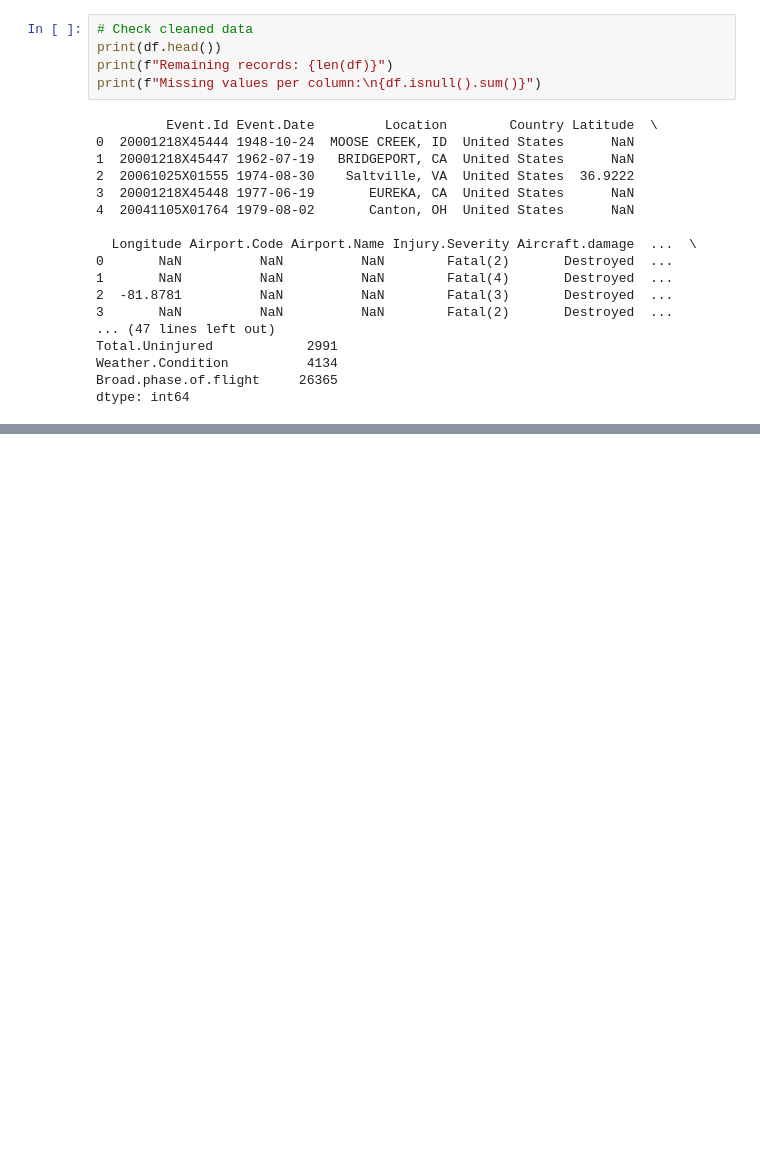
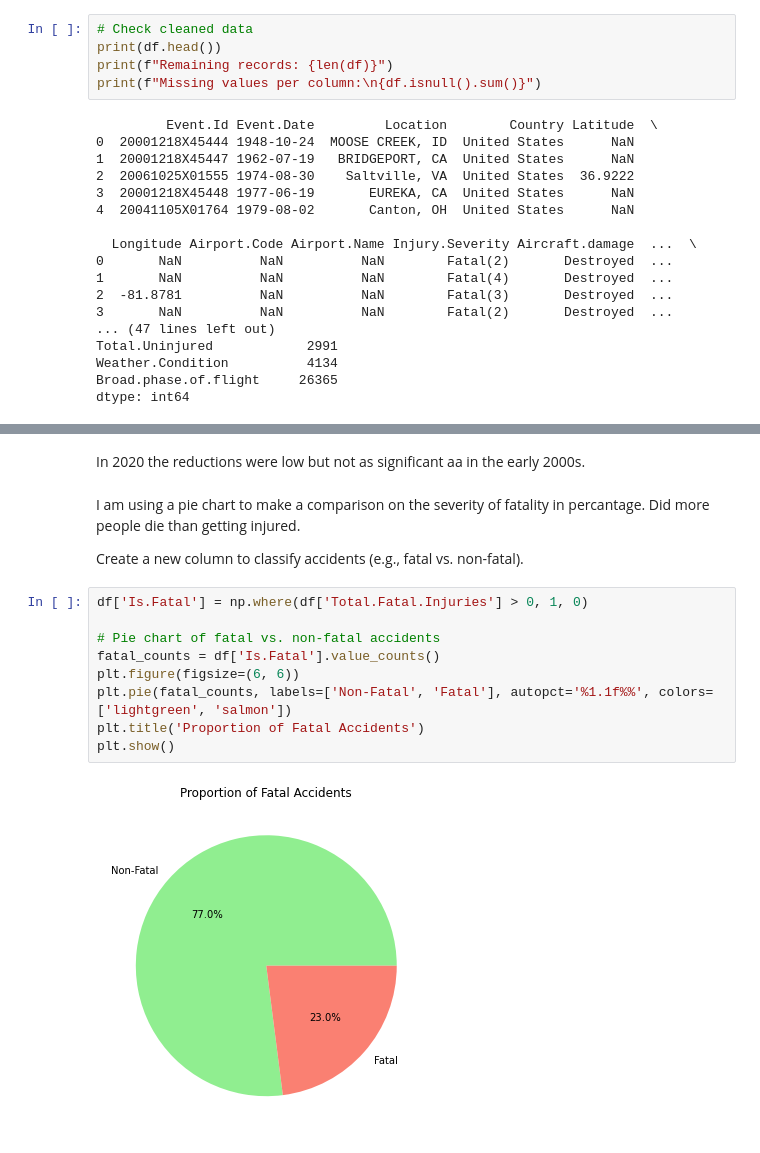
Before and after one commit to Perpet98Sofia/Phase-1-Project, a Jupyter notebook: Project_Notebook.ipynb, the cells around one changed output, grey strips where cells are left out. Saved outputs shown, nothing was run; the diff lists cells and outputs as text; blank space fills up the shorter version.

Commit message:
Analysing_fatality

```diff
--- a/Project_Notebook.ipynb
+++ b/Project_Notebook.ipynb
@@ -169,0 +185,17 @@ Now that the data is cleaned, let’s perform Exploratory Data Analysis (EDA) to
+# %% [markdown]
+In 2020 the reductions were low but not as significant aa in the early 2000s.
+# %% [markdown]
+I am using a pie chart to make a comparison on the severity of fatality in percantage. Did more people die than getting injured.
+
+Create a new column to classify accidents (e.g., fatal vs. non-fatal).
+# %%
+df['Is.Fatal'] = np.where(df['Total.Fatal.Injuries'] > 0, 1, 0)
+
+# Pie chart of fatal vs. non-fatal accidents
+fatal_counts = df['Is.Fatal'].value_counts()
+plt.figure(figsize=(6, 6))
+plt.pie(fatal_counts, labels=['Non-Fatal', 'Fatal'], autopct='%1.1f%%', colors=['lightgreen', 'salmon'])
+plt.title('Proportion of Fatal Accidents')
+plt.show()
+# %% [output]
+[figure, added]
```
Also changed, not shown: parts of 5 cells of this notebook, 3 other files.
